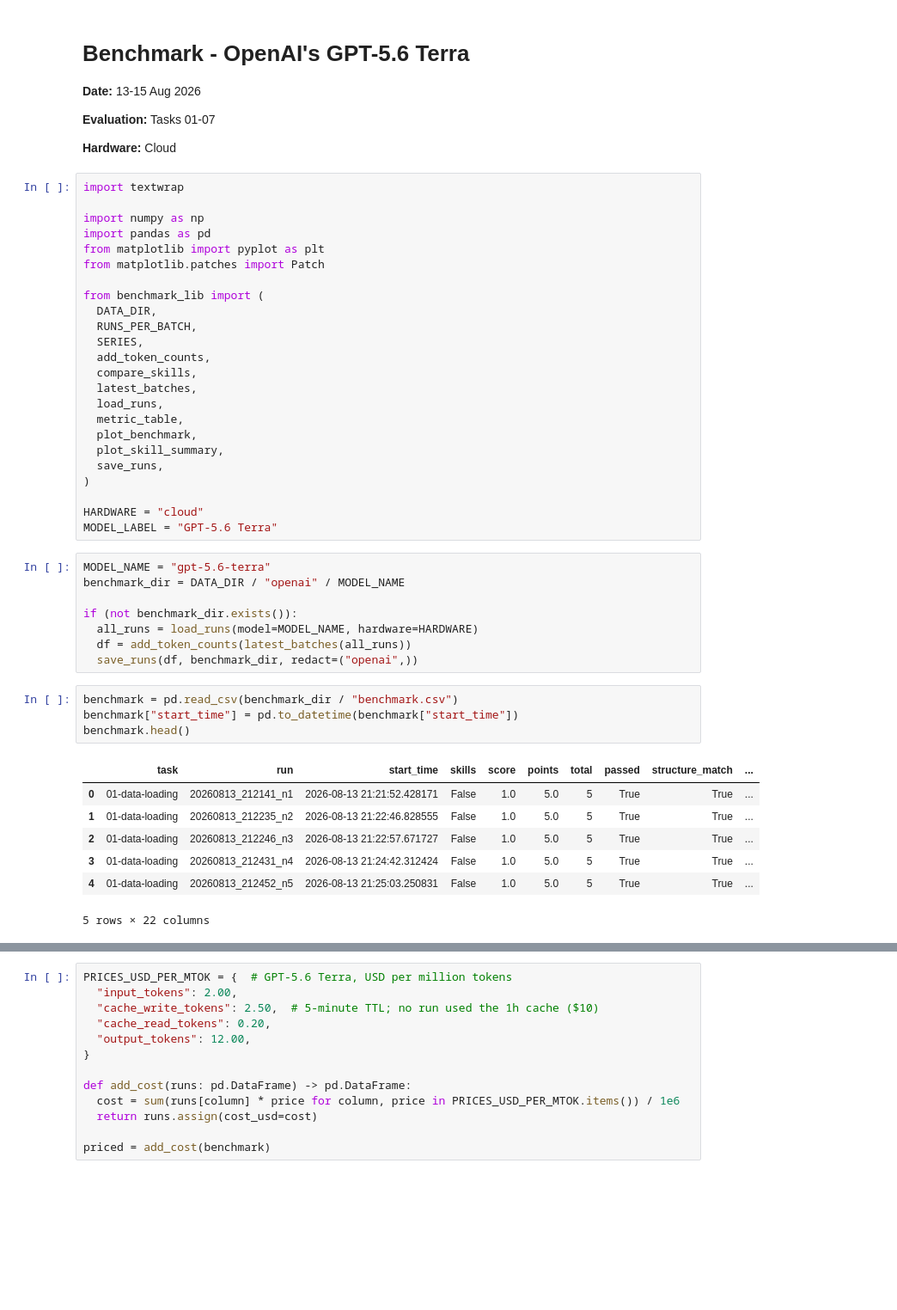
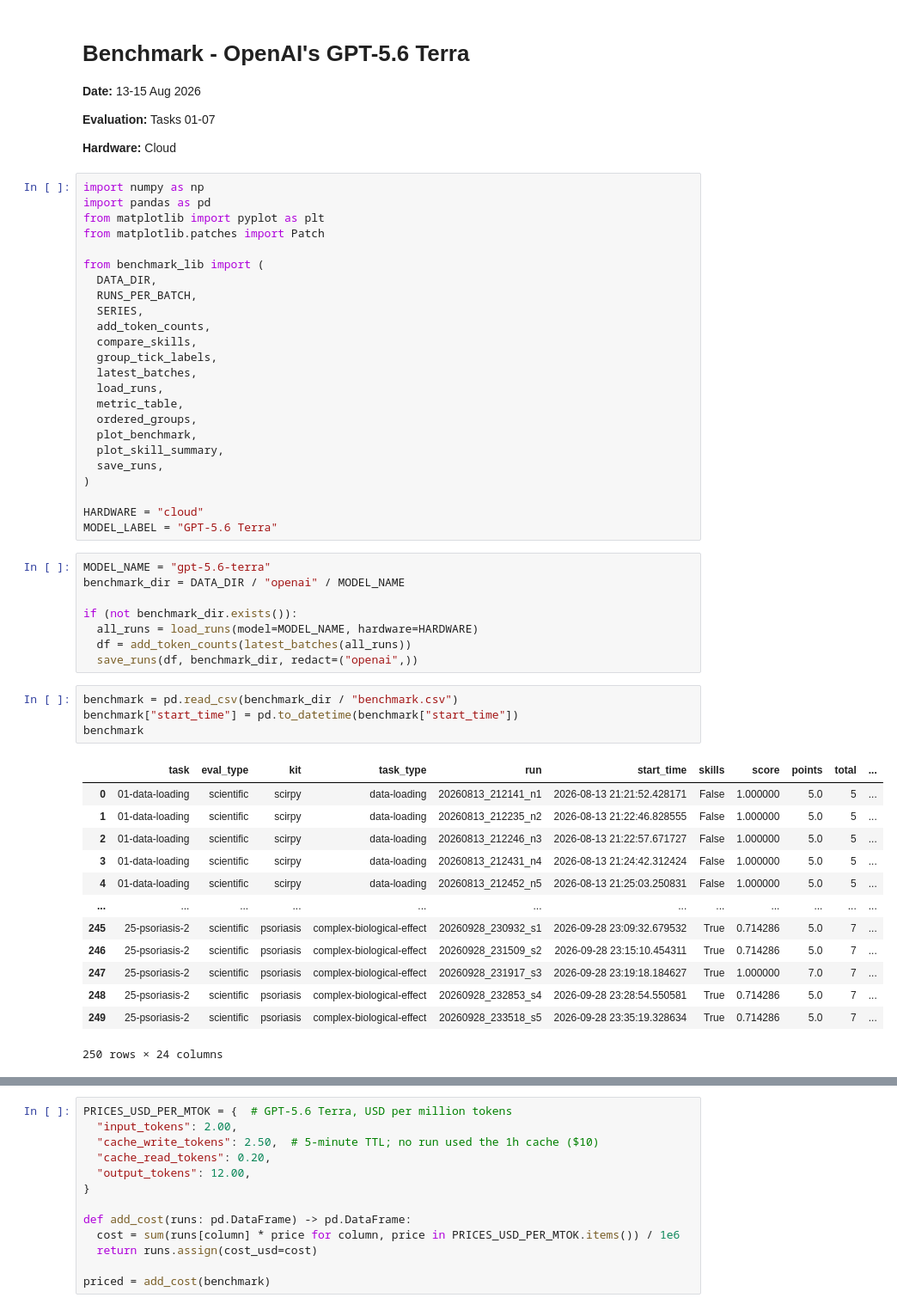
Before and after one commit to ALEGATOR1209/immunogenomics-agent, a Jupyter notebook: analysis/gpt-5.6-terra.ipynb, the cells around one changed output, grey strips where cells are left out. Shown at 86% size. Saved outputs shown, nothing was run; the diff lists cells and outputs as text; blank space fills up the shorter version.

```diff
--- a/analysis/gpt-5.6-terra.ipynb
+++ b/analysis/gpt-5.6-terra.ipynb
@@ -7,8 +7,6 @@
 
 **Hardware:** Cloud
 # %%
-import textwrap
-
 import numpy as np
 import pandas as pd
 from matplotlib import pyplot as plt
@@ -20,9 +18,11 @@ from benchmark_lib import (
   SERIES,
   add_token_counts,
   compare_skills,
+  group_tick_labels,
   latest_batches,
   load_runs,
   metric_table,
+  ordered_groups,
   plot_benchmark,
   plot_skill_summary,
   save_runs,
@@ -41,14 +41,20 @@ if (not benchmark_dir.exists()):
 # %%
 benchmark = pd.read_csv(benchmark_dir / "benchmark.csv")
 benchmark["start_time"] = pd.to_datetime(benchmark["start_time"])
-benchmark.head()
+benchmark
 # %% [output]
-|  | task | run | start_time | skills | score | points | total | passed | structure_match | ... |
-| 0 | 01-data-loading | 20260813_212141_n1 | 2026-08-13 21:21:52.428171 | False | 1.0 | 5.0 | 5 | True | True | ... |
-| 1 | 01-data-loading | 20260813_212235_n2 | 2026-08-13 21:22:46.828555 | False | 1.0 | 5.0 | 5 | True | True | ... |
-| 2 | 01-data-loading | 20260813_212246_n3 | 2026-08-13 21:22:57.671727 | False | 1.0 | 5.0 | 5 | True | True | ... |
-| 3 | 01-data-loading | 20260813_212431_n4 | 2026-08-13 21:24:42.312424 | False | 1.0 | 5.0 | 5 | True | True | ... |
-| 4 | 01-data-loading | 20260813_212452_n5 | 2026-08-13 21:25:03.250831 | False | 1.0 | 5.0 | 5 | True | True | ... |
+|  | task | eval_type | kit | task_type | run | start_time | skills | score | points | total | ... |
+| 0 | 01-data-loading | scientific | scirpy | data-loading | 20260813_212141_n1 | 2026-08-13 21:21:52.428171 | False | 1.000000 | 5.0 | 5 | ... |
+| 1 | 01-data-loading | scientific | scirpy | data-loading | 20260813_212235_n2 | 2026-08-13 21:22:46.828555 | False | 1.000000 | 5.0 | 5 | ... |
+| 2 | 01-data-loading | scientific | scirpy | data-loading | 20260813_212246_n3 | 2026-08-13 21:22:57.671727 | False | 1.000000 | 5.0 | 5 | ... |
+| 3 | 01-data-loading | scientific | scirpy | data-loading | 20260813_212431_n4 | 2026-08-13 21:24:42.312424 | False | 1.000000 | 5.0 | 5 | ... |
+| 4 | 01-data-loading | scientific | scirpy | data-loading | 20260813_212452_n5 | 2026-08-13 21:25:03.250831 | False | 1.000000 | 5.0 | 5 | ... |
+| ... | ... | ... | ... | ... | ... | ... | ... | ... | ... | ... | ... |
+| 245 | 25-psoriasis-2 | scientific | psoriasis | complex-biological-effect | 20260928_230932_s1 | 2026-09-28 23:09:32.679532 | True | 0.714286 | 5.0 | 7 | ... |
+| 246 | 25-psoriasis-2 | scientific | psoriasis | complex-biological-effect | 20260928_231509_s2 | 2026-09-28 23:15:10.454311 | True | 0.714286 | 5.0 | 7 | ... |
+| 247 | 25-psoriasis-2 | scientific | psoriasis | complex-biological-effect | 20260928_231917_s3 | 2026-09-28 23:19:18.184627 | True | 1.000000 | 7.0 | 7 | ... |
+| 248 | 25-psoriasis-2 | scientific | psoriasis | complex-biological-effect | 20260928_232853_s4 | 2026-09-28 23:28:54.550581 | True | 0.714286 | 5.0 | 7 | ... |
+| 249 | 25-psoriasis-2 | scientific | psoriasis | complex-biological-effect | 20260928_233518_s5 | 2026-09-28 23:35:19.328634 | True | 0.714286 | 5.0 | 7 | ... |
-5 rows × 22 columns
+250 rows × 24 columns
 # %%
 fig, axs = plt.subplots(nrows=3, ncols=1, figsize=(11, 5.5 * 3))
```
Also changed, not shown: parts of 7 cells of this notebook, 14 other files.
